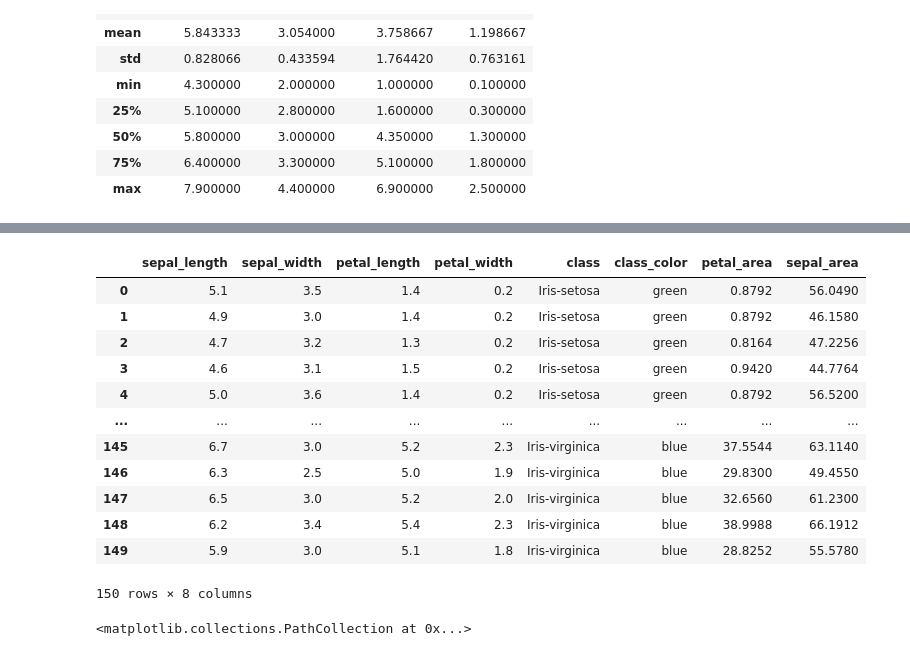
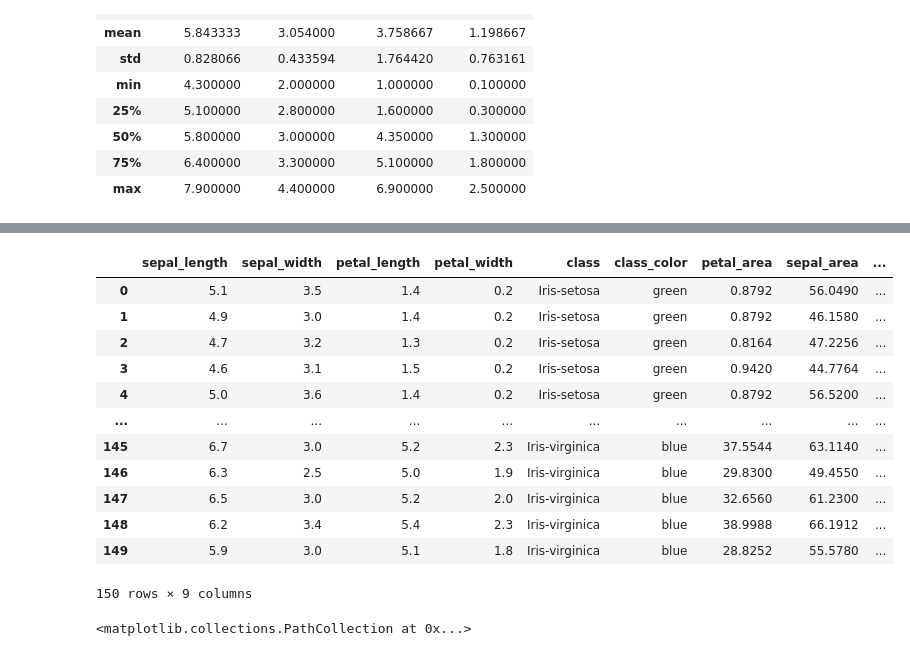
Before and after one commit to VRaj23/notebooks, a Jupyter notebook: iris/iris.ipynb, the cells around one changed output, grey strips where cells are left out. Drawn from its saved outputs; the diff is of its cells as text; code cells hidden in the pictures.

```diff
--- a/iris/iris.ipynb
+++ b/iris/iris.ipynb
@@ -20,37 +29,44 @@ df.describe()
 # %%
 # ['Iris-setosa', 'Iris-versicolor', 'Iris-virginica']
 
 df['class_color'] = 0
 df['petal_area'] = 0
 df['sepal_area'] = 0
+df['cle'] = 0
 for i,r in df.iterrows():
     c = r['class']
+    cle = 0 #class_label_encoded
     v = 0
     if c == 'Iris-setosa':
         v = 'green'
+        cle = 0
     elif c == 'Iris-versicolor':
         v = 'yellow'
+        cle = 1
     elif c == 'Iris-virginica':
         v = 'blue'
+        cle = 2
     df.at[i, 'class_color'] = v
+    # multiplying constant 3.14 to get higher variation in values for below chart
     df.at[i, 'petal_area'] = r['petal_length'] * r['petal_width'] * 3.14
     df.at[i, 'sepal_area'] = r['sepal_length'] * r['sepal_width'] * 3.14
+    df.at[i, 'cle'] = cle
 
 df
 # %% [output]
-|  | sepal_length | sepal_width | petal_length | petal_width | class | class_color | petal_area | sepal_area |
-| 0 | 5.1 | 3.5 | 1.4 | 0.2 | Iris-setosa | green | 0.8792 | 56.0490 |
-| 1 | 4.9 | 3.0 | 1.4 | 0.2 | Iris-setosa | green | 0.8792 | 46.1580 |
-| 2 | 4.7 | 3.2 | 1.3 | 0.2 | Iris-setosa | green | 0.8164 | 47.2256 |
-| 3 | 4.6 | 3.1 | 1.5 | 0.2 | Iris-setosa | green | 0.9420 | 44.7764 |
-| 4 | 5.0 | 3.6 | 1.4 | 0.2 | Iris-setosa | green | 0.8792 | 56.5200 |
-| ... | ... | ... | ... | ... | ... | ... | ... | ... |
-| 145 | 6.7 | 3.0 | 5.2 | 2.3 | Iris-virginica | blue | 37.5544 | 63.1140 |
-| 146 | 6.3 | 2.5 | 5.0 | 1.9 | Iris-virginica | blue | 29.8300 | 49.4550 |
-| 147 | 6.5 | 3.0 | 5.2 | 2.0 | Iris-virginica | blue | 32.6560 | 61.2300 |
-| 148 | 6.2 | 3.4 | 5.4 | 2.3 | Iris-virginica | blue | 38.9988 | 66.1912 |
-| 149 | 5.9 | 3.0 | 5.1 | 1.8 | Iris-virginica | blue | 28.8252 | 55.5780 |
+|  | sepal_length | sepal_width | petal_length | petal_width | class | class_color | petal_area | sepal_area | ... |
+| 0 | 5.1 | 3.5 | 1.4 | 0.2 | Iris-setosa | green | 0.8792 | 56.0490 | ... |
+| 1 | 4.9 | 3.0 | 1.4 | 0.2 | Iris-setosa | green | 0.8792 | 46.1580 | ... |
+| 2 | 4.7 | 3.2 | 1.3 | 0.2 | Iris-setosa | green | 0.8164 | 47.2256 | ... |
+| 3 | 4.6 | 3.1 | 1.5 | 0.2 | Iris-setosa | green | 0.9420 | 44.7764 | ... |
+| 4 | 5.0 | 3.6 | 1.4 | 0.2 | Iris-setosa | green | 0.8792 | 56.5200 | ... |
+| ... | ... | ... | ... | ... | ... | ... | ... | ... | ... |
+| 145 | 6.7 | 3.0 | 5.2 | 2.3 | Iris-virginica | blue | 37.5544 | 63.1140 | ... |
+| 146 | 6.3 | 2.5 | 5.0 | 1.9 | Iris-virginica | blue | 29.8300 | 49.4550 | ... |
+| 147 | 6.5 | 3.0 | 5.2 | 2.0 | Iris-virginica | blue | 32.6560 | 61.2300 | ... |
+| 148 | 6.2 | 3.4 | 5.4 | 2.3 | Iris-virginica | blue | 38.9988 | 66.1912 | ... |
+| 149 | 5.9 | 3.0 | 5.1 | 1.8 | Iris-virginica | blue | 28.8252 | 55.5780 | ... |
-150 rows × 8 columns
+150 rows × 9 columns
 # %%
 fig, ax = plt.subplots(figsize=(5, 2.7), layout='constrained')
 data = {
```
Also changed, not shown: parts of 6 cells of this notebook.
